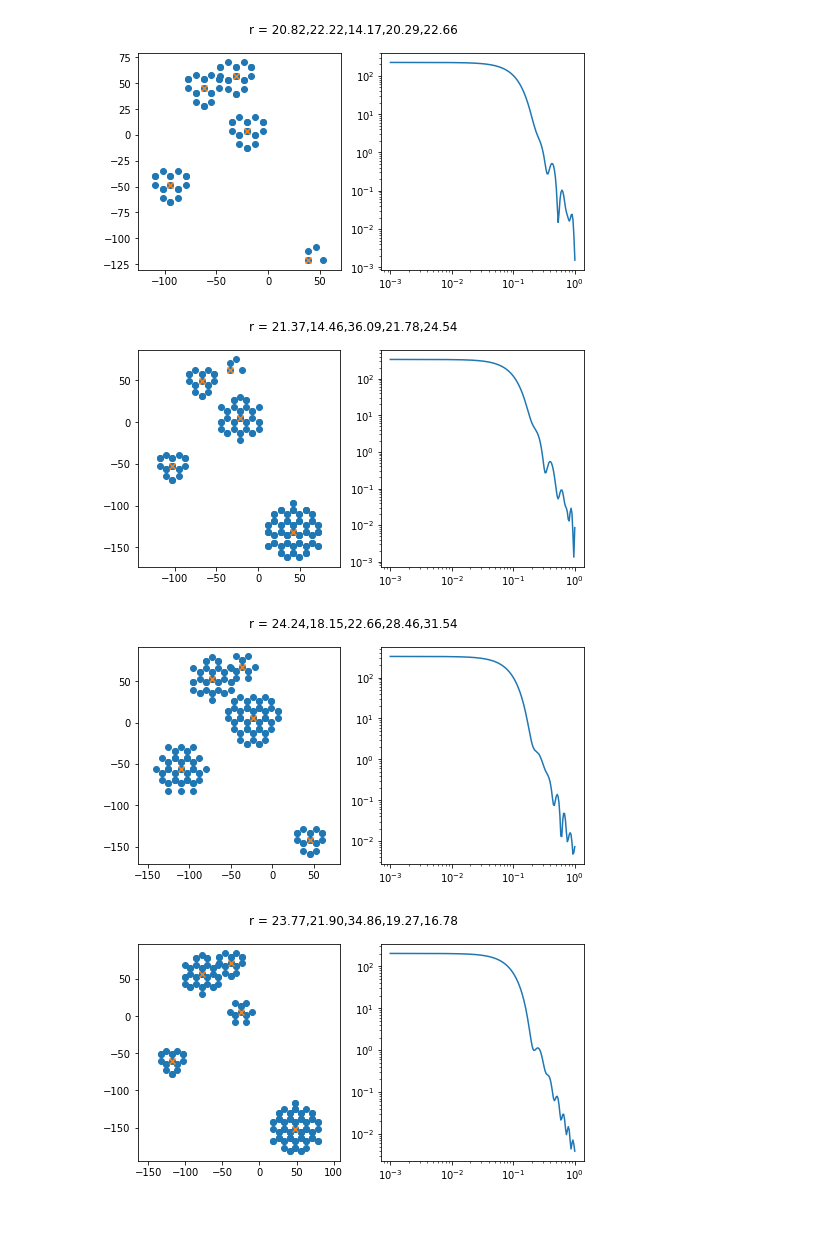
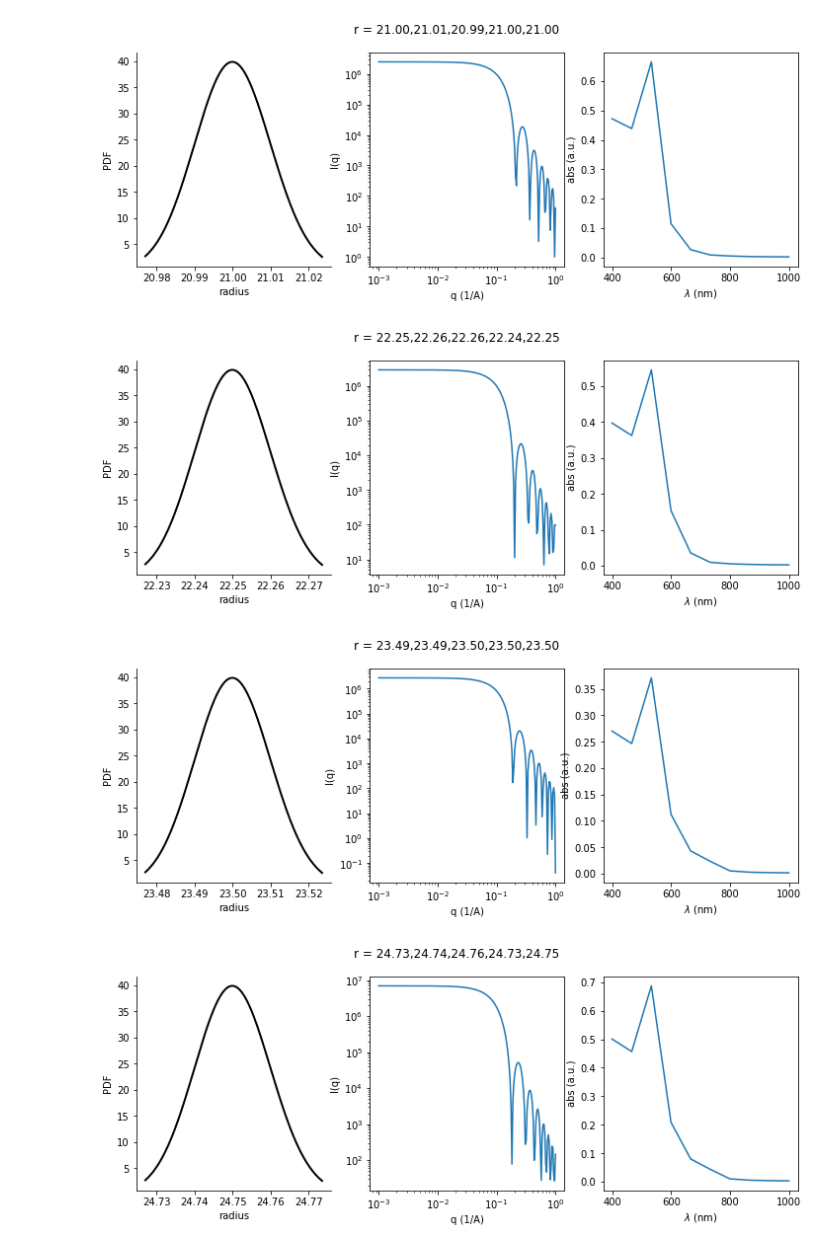
Before and after one commit to pozzo-research-group/HEAD, a Jupyter notebook: notebooks/04-Modelling nanostructure spectra and SAS profiles with polydispersity .ipynb, the cells around one changed output. Drawn from its saved outputs; the diff is of its cells as text; code cells hidden in the pictures; blank space fills up the shorter version.

```diff
--- a/notebooks/04-Modelling nanostructure spectra and SAS profiles with polydispersity .ipynb
+++ b/notebooks/04-Modelling nanostructure spectra and SAS profiles with polydispersity .ipynb
@@ -10 +20,3 @@ sim = Emulator()
+# %%
+sim = Emulator(use_mean=False)
 # %%
@@ -31,6 +47,6 @@ plt.show()
 # %%
-X = np.linspace(0.45,0.75, num=5)
-Y = np.linspace(0.45,0.75, num=5)
+X = np.linspace(20,25, num=5)
+Y = np.linspace(0.01,1, num=5)
 grid = Grid(X,Y)
 fig, ax = plt.subplots()
 ax.scatter(grid.points[:,0], grid.points[:,1])
@@ -42,16 +58,8 @@ plt.show()
 # %%
 for i in grid:
-    fig, axs = plt.subplots(1,2,figsize=(8,4))
-    sim.make_structure(r_mu=i[0],r_sigma=i[1])
-    sim.plot_structure2d(ax=axs[0])
-    q, pq = sim.get_saxs()
-    axs[1].plot(q, pq)
-    axs[1].set_xscale('log')
-    axs[1].set_yscale('log')
-    fig.suptitle('r = '+','.join('%.2f'%i for i in sim.step*sim.radii))
-    plt.show()
+    run(i[0],i[1])
 # %% [output]
-[figure, old version]
+[figure, new version]
-[figure, old version]
+[figure, new version]
-[figure, old version]
+[figure, new version]
-[figure, old version]
+[figure, new version]
```
Also changed, not shown: parts of 5 cells of this notebook, 1 other file.
